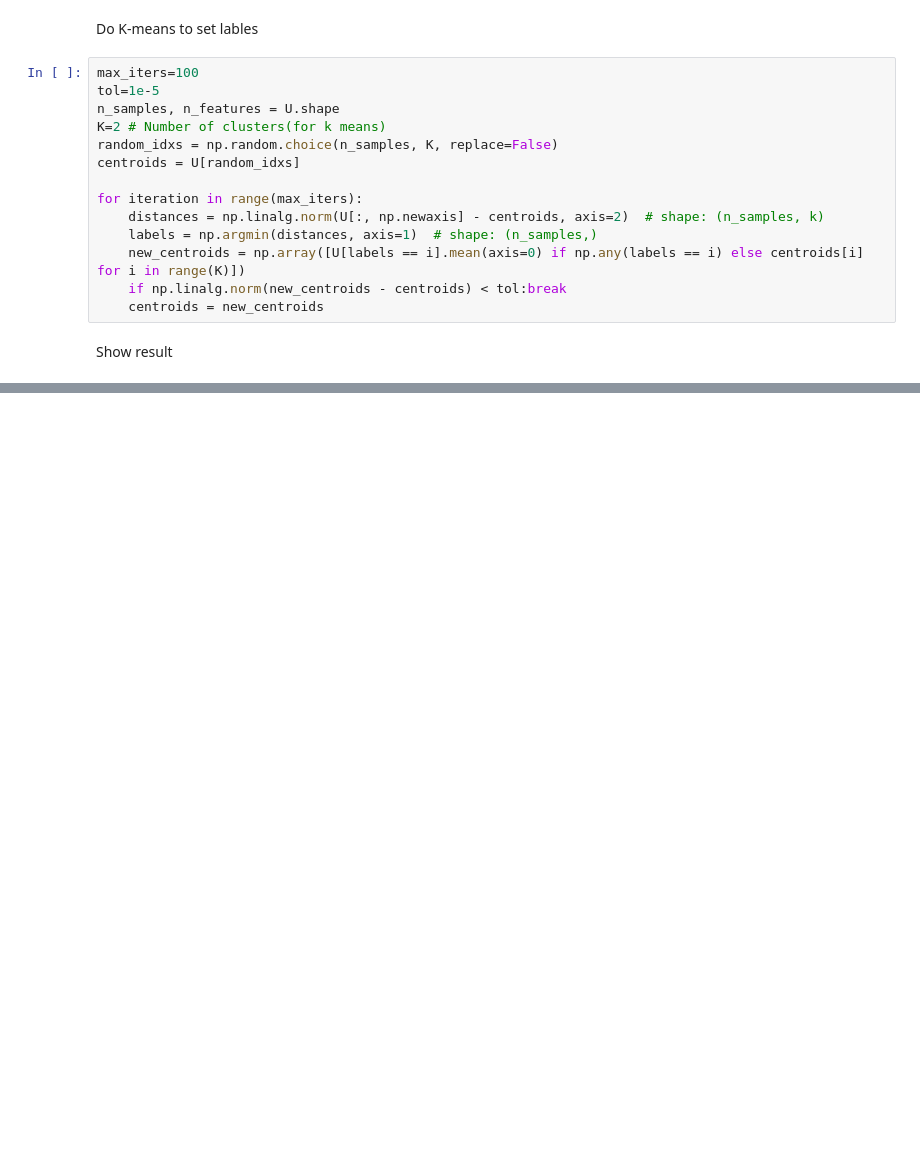
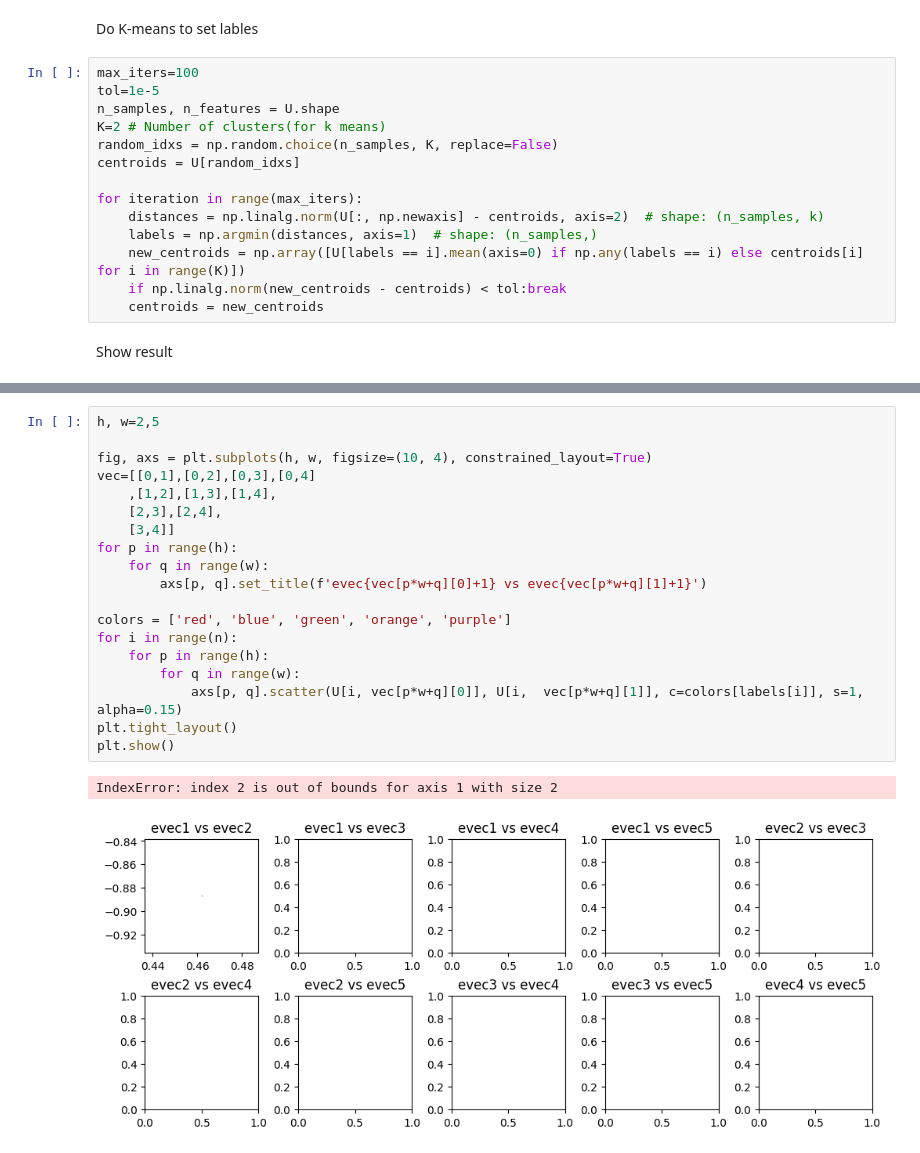
Before and after one commit to Benny0w0Liu/Data_Mining_113-2, a Jupyter notebook: Data_Mining_Final/clustering/Spectral.ipynb, the cells around one changed output, grey strips where cells are left out. Drawn from its saved outputs; the diff is of its cells as text; blank space fills up the shorter version.

```diff
--- a/Data_Mining_Final/clustering/Spectral.ipynb
+++ b/Data_Mining_Final/clustering/Spectral.ipynb
@@ -127,3 +139,25 @@ plt.show()
+# %%
+h, w=2,5
+
+fig, axs = plt.subplots(h, w, figsize=(10, 4), constrained_layout=True)
+vec=[[0,1],[0,2],[0,3],[0,4]
+    ,[1,2],[1,3],[1,4],
+    [2,3],[2,4],
+    [3,4]]
+for p in range(h):
+    for q in range(w):
+        axs[p, q].set_title(f'evec{vec[p*w+q][0]+1} vs evec{vec[p*w+q][1]+1}')
+
+colors = ['red', 'blue', 'green', 'orange', 'purple']
+for i in range(n):
+    for p in range(h):
+        for q in range(w):
+            axs[p, q].scatter(U[i, vec[p*w+q][0]], U[i,  vec[p*w+q][1]], c=colors[labels[i]], s=1, alpha=0.15)
+plt.tight_layout()
+plt.show()
+# %% [output]
+IndexError: index 2 is out of bounds for axis 1 with size 2
+[figure, added]
 # %%
 fig = plt.figure(figsize=(10, 8),constrained_layout=True)
 ax = fig.add_subplot(111, projection='3d')
```
Also changed, not shown: parts of 11 cells of this notebook, 15 other files.
